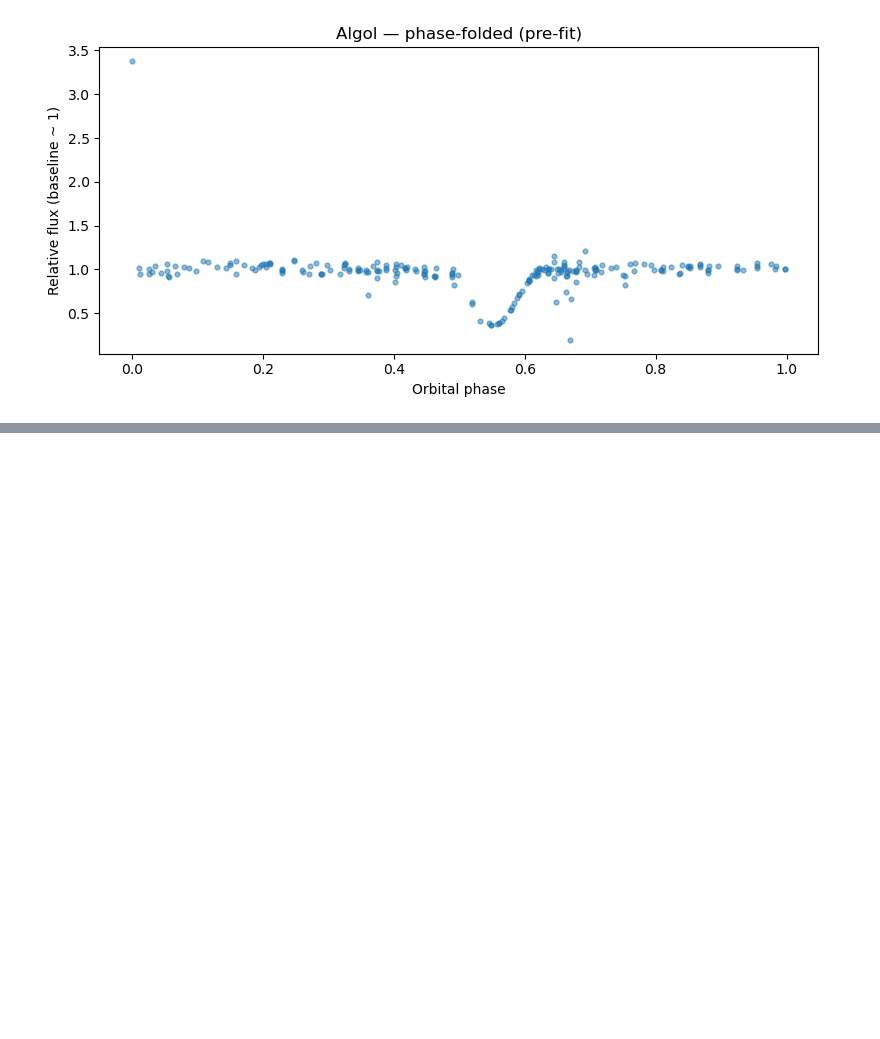
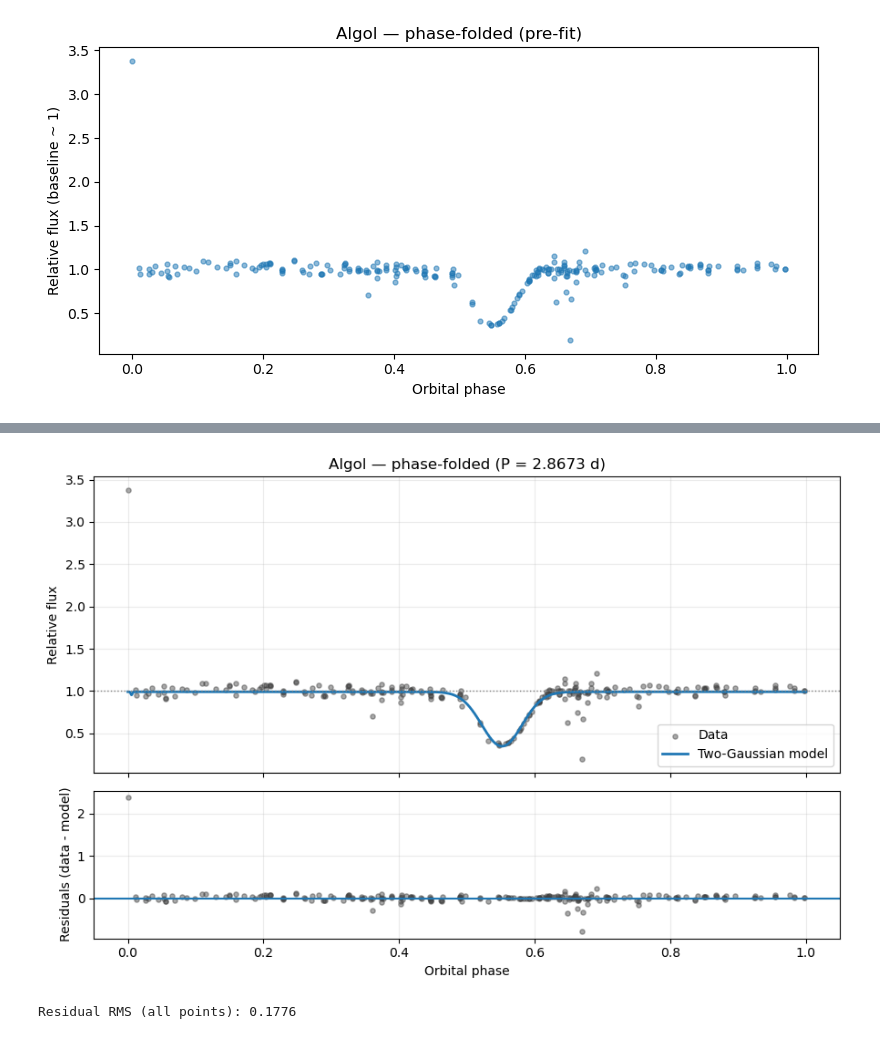
Before and after one commit to orcutt28/ASTRO-DATA-PROJECT-3, a Jupyter notebook: astro-data-proj-3.ipynb, the cells around one changed output, grey strips where cells are left out. Cells and saved outputs as stored; diff of their text form; code cells hidden in the pictures; blank space fills up the shorter version.

Commit message:
fixed two-gaussian model

```diff
--- a/astro-data-proj-3.ipynb
+++ b/astro-data-proj-3.ipynb
@@ -148,0 +128,27 @@ Residual RMS (all points): 0.1774
+# %%
+fig, axes = plt.subplots(2, 1, figsize=(9, 6), sharex=True, gridspec_kw={"height_ratios": [2, 1]})
+
+ax = axes[0]
+ax.scatter(phi, flux_norm, s=14, alpha=0.45, color="0.25", label="Data")
+ax.plot(phi_dense, model_dense, color="C0", lw=2, label="Two-Gaussian model")
+ax.axhline(1.0, color="0.5", ls=":", lw=1)
+ax.set_ylabel("Relative flux")
+ax.set_title(f"Algol — phase-folded (P = {P} d)")
+ax.legend(loc="lower right")
+ax.grid(alpha=0.25)
+
+ax2 = axes[1]
+ax2.scatter(phi, resid, s=14, alpha=0.45, color="0.25")
+ax2.axhline(0, color="C0", lw=1.5)
+ax2.set_xlabel("Orbital phase")
+ax2.set_ylabel("Residuals (data - model)")
+ax2.grid(alpha=0.25)
+
+plt.tight_layout()
+plt.show()
+
+rms = float(np.std(resid))
+print(f"Residual RMS (all points): {rms:.4f}")
+# %% [output]
+[figure, added]
+Residual RMS (all points): 0.1776
```
Also changed, not shown: parts of 3 cells of this notebook.
